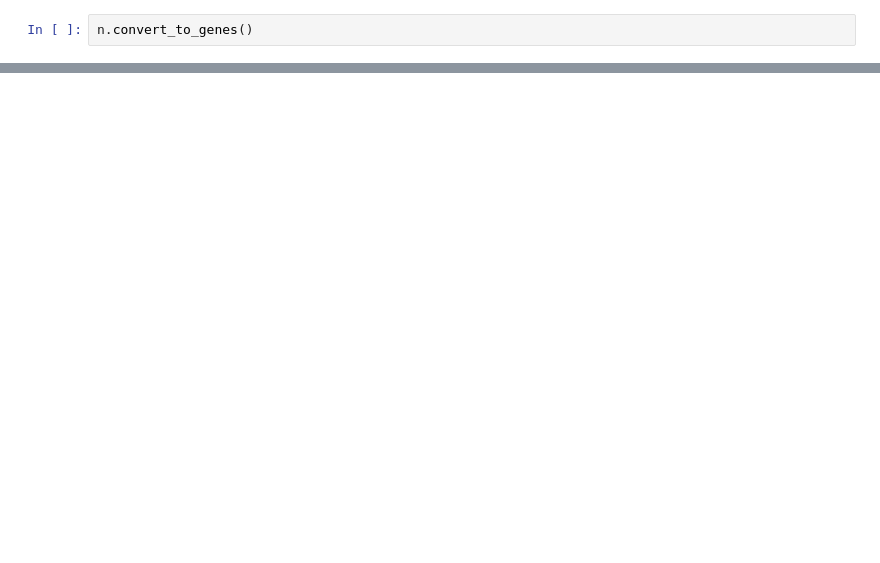
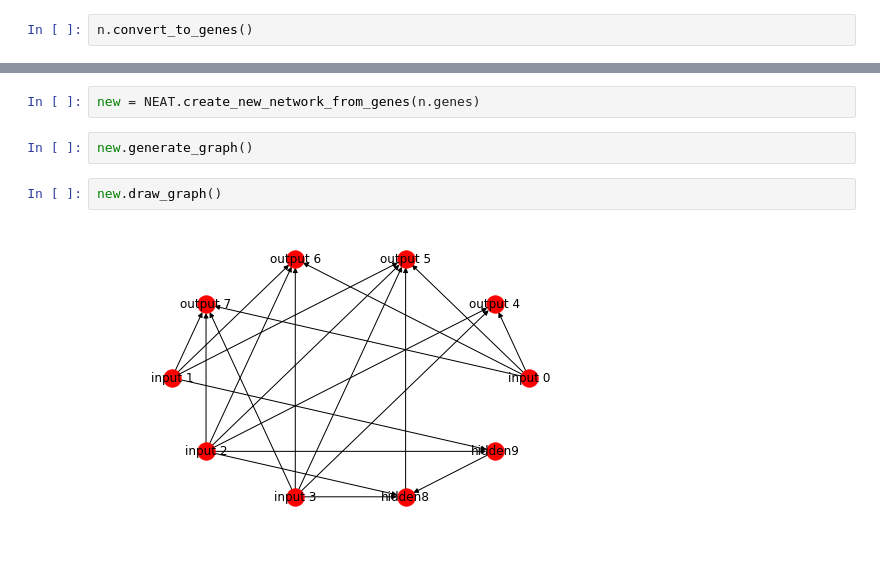
Before and after one commit to khayne31/SnakeNEAT, a Jupyter notebook: snake/NEATnotebook.ipynb, the cells around one changed output, grey strips where cells are left out. Drawn from its saved outputs; the diff is of its cells as text; blank space fills up the shorter version.

Commit message:
got writing to and reading from genes working

```diff
--- a/snake/NEATnotebook.ipynb
+++ b/snake/NEATnotebook.ipynb
@@ -134,0 +146,8 @@ innotvaion number:  5
+# %%
+new = NEAT.create_new_network_from_genes(n.genes)
+# %%
+new.generate_graph()
+# %%
+new.draw_graph()
+# %% [output]
+[figure, added]
```
Also changed, not shown: parts of 20 cells of this notebook, 1 other file.
